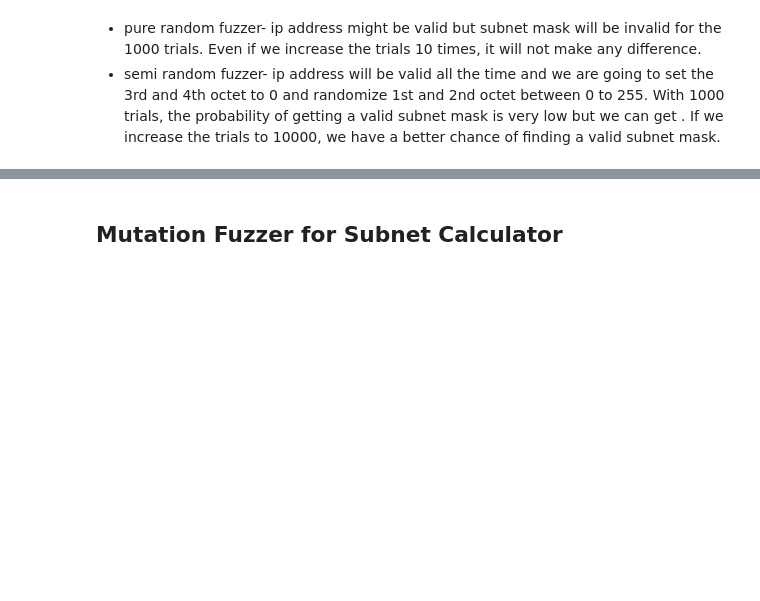
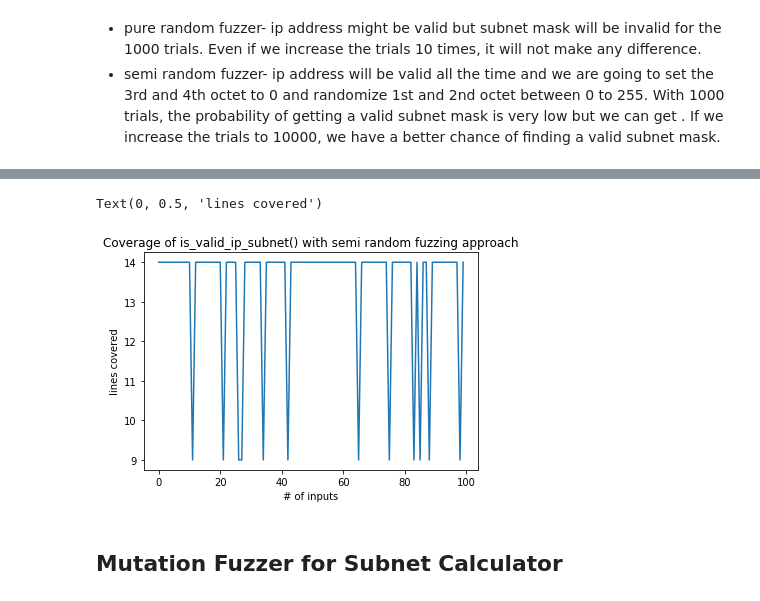
Before and after one commit to PrashanthiRamesh/SOEN-7481-Assignment-2, a Jupyter notebook: Coverage Guided Fuzzer.ipynb, the cells around one changed output, grey strips where cells are left out. Saved outputs shown, nothing was run; the diff lists cells and outputs as text; code cells hidden in the pictures; blank space fills up the shorter version.

```diff
--- a/Coverage Guided Fuzzer.ipynb
+++ b/Coverage Guided Fuzzer.ipynb
@@ -334,6 +424,9 @@ semi_random_subnet_fuzz()
 # %%
+# frequency of valid inputs using semi random fuzzing appraoch- program 1
+
 valid_inputs = []
-trials = 1000
+# trials= 1000 will give better results
+trials = 100
 
 for i in range(trials):
     input_ip = semi_random_ip_fuzz()
@@ -370,3 +497,16 @@ input Subet Mask is 23.98.0.0
+# %%
+# Plot for semi random fuzzing approach- program 1
+
+import matplotlib.pyplot as plt
+%matplotlib inline
+
+plt.plot(cumulative_coverage)
+plt.title('Coverage of is_valid_ip_subnet() with semi random fuzzing approach')
+plt.xlabel('# of inputs')
+plt.ylabel('lines covered')
+# %% [output]
+Text(0, 0.5, 'lines covered')
+[figure, added]
 # %% [markdown]
 ## Mutation Fuzzer for Subnet Calculator
 # %%
```
Also changed, not shown: parts of 62 cells of this notebook.
